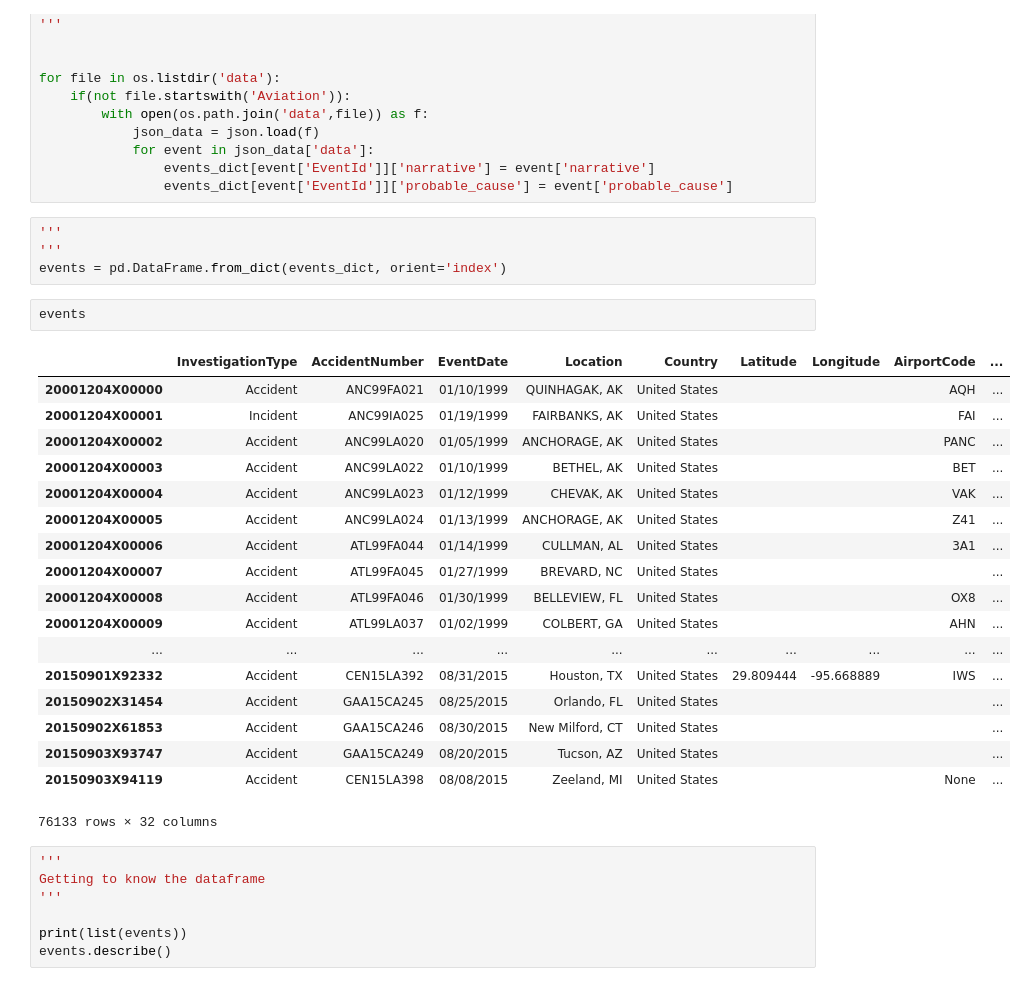
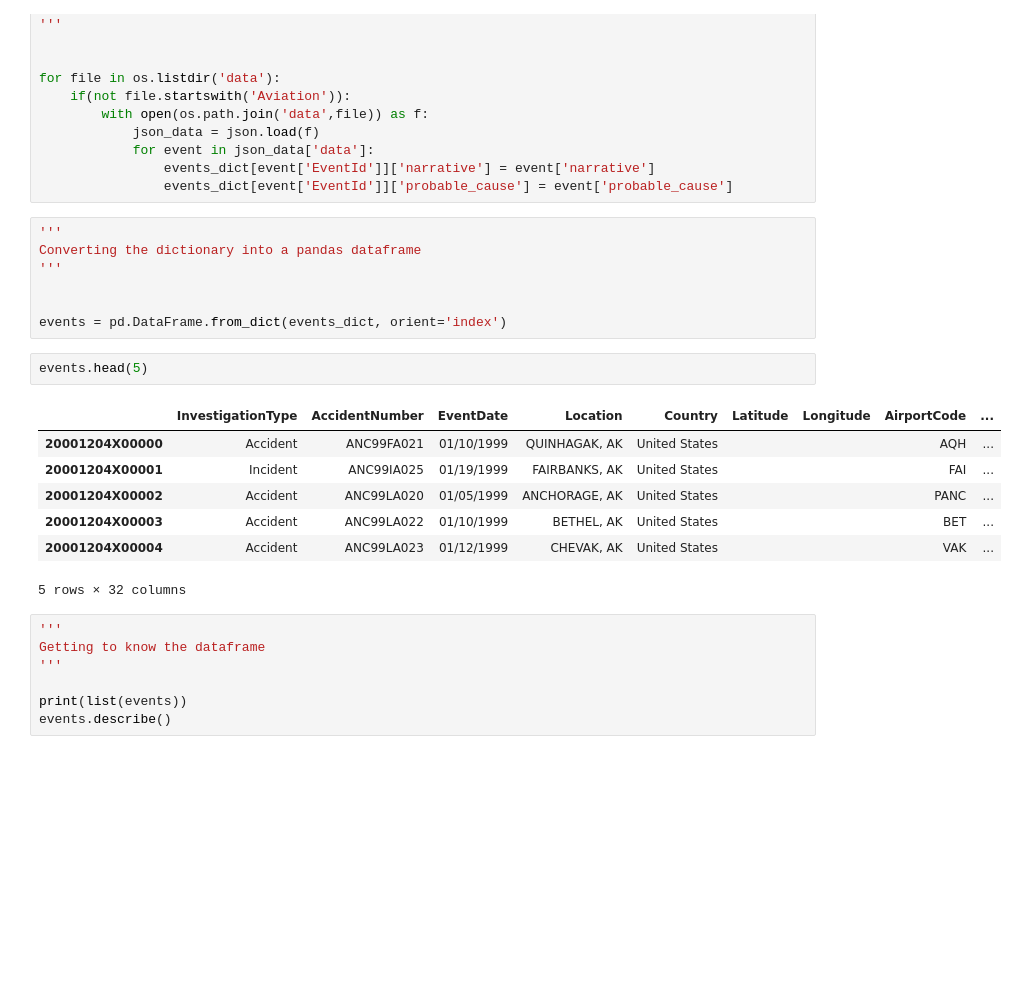
Before and after one commit to sohamparikh94/code-test.nlp.301, a Jupyter notebook: aviation.ipynb, the cells around one changed output. Cells and saved outputs as stored; diff of their text form; blank space fills up the shorter version.

```diff
--- a/aviation.ipynb
+++ b/aviation.ipynb
@@ -53,29 +53,21 @@ for file in os.listdir('data'):
                 events_dict[event['EventId']]['probable_cause'] = event['probable_cause']
 # %%
 '''
+Converting the dictionary into a pandas dataframe
 '''
+
+
 events = pd.DataFrame.from_dict(events_dict, orient='index')
 # %%
-events
+events.head(5)
 # %% [output]
 |  | InvestigationType | AccidentNumber | EventDate | Location | Country | Latitude | Longitude | AirportCode | ... |
 | 20001204X00000 | Accident | ANC99FA021 | 01/10/1999 | QUINHAGAK, AK | United States |  |  | AQH | ... |
 | 20001204X00001 | Incident | ANC99IA025 | 01/19/1999 | FAIRBANKS, AK | United States |  |  | FAI | ... |
 | 20001204X00002 | Accident | ANC99LA020 | 01/05/1999 | ANCHORAGE, AK | United States |  |  | PANC | ... |
 | 20001204X00003 | Accident | ANC99LA022 | 01/10/1999 | BETHEL, AK | United States |  |  | BET | ... |
 | 20001204X00004 | Accident | ANC99LA023 | 01/12/1999 | CHEVAK, AK | United States |  |  | VAK | ... |
-| 20001204X00005 | Accident | ANC99LA024 | 01/13/1999 | ANCHORAGE, AK | United States |  |  | Z41 | ... |
-| 20001204X00006 | Accident | ATL99FA044 | 01/14/1999 | CULLMAN, AL | United States |  |  | 3A1 | ... |
-| 20001204X00007 | Accident | ATL99FA045 | 01/27/1999 | BREVARD, NC | United States |  |  |  | ... |
-| 20001204X00008 | Accident | ATL99FA046 | 01/30/1999 | BELLEVIEW, FL | United States |  |  | OX8 | ... |
-| 20001204X00009 | Accident | ATL99LA037 | 01/02/1999 | COLBERT, GA | United States |  |  | AHN | ... |
-| ... | ... | ... | ... | ... | ... | ... | ... | ... | ... |
-| 20150901X92332 | Accident | CEN15LA392 | 08/31/2015 | Houston, TX | United States | 29.809444 | -95.668889 | IWS | ... |
-| 20150902X31454 | Accident | GAA15CA245 | 08/25/2015 | Orlando, FL | United States |  |  |  | ... |
-| 20150902X61853 | Accident | GAA15CA246 | 08/30/2015 | New Milford, CT | United States |  |  |  | ... |
-| 20150903X93747 | Accident | GAA15CA249 | 08/20/2015 | Tucson, AZ | United States |  |  |  | ... |
-| 20150903X94119 | Accident | CEN15LA398 | 08/08/2015 | Zeeland, MI | United States |  |  | None | ... |
-76133 rows × 32 columns
+5 rows × 32 columns
 # %%
 '''
 Getting to know the dataframe
```
